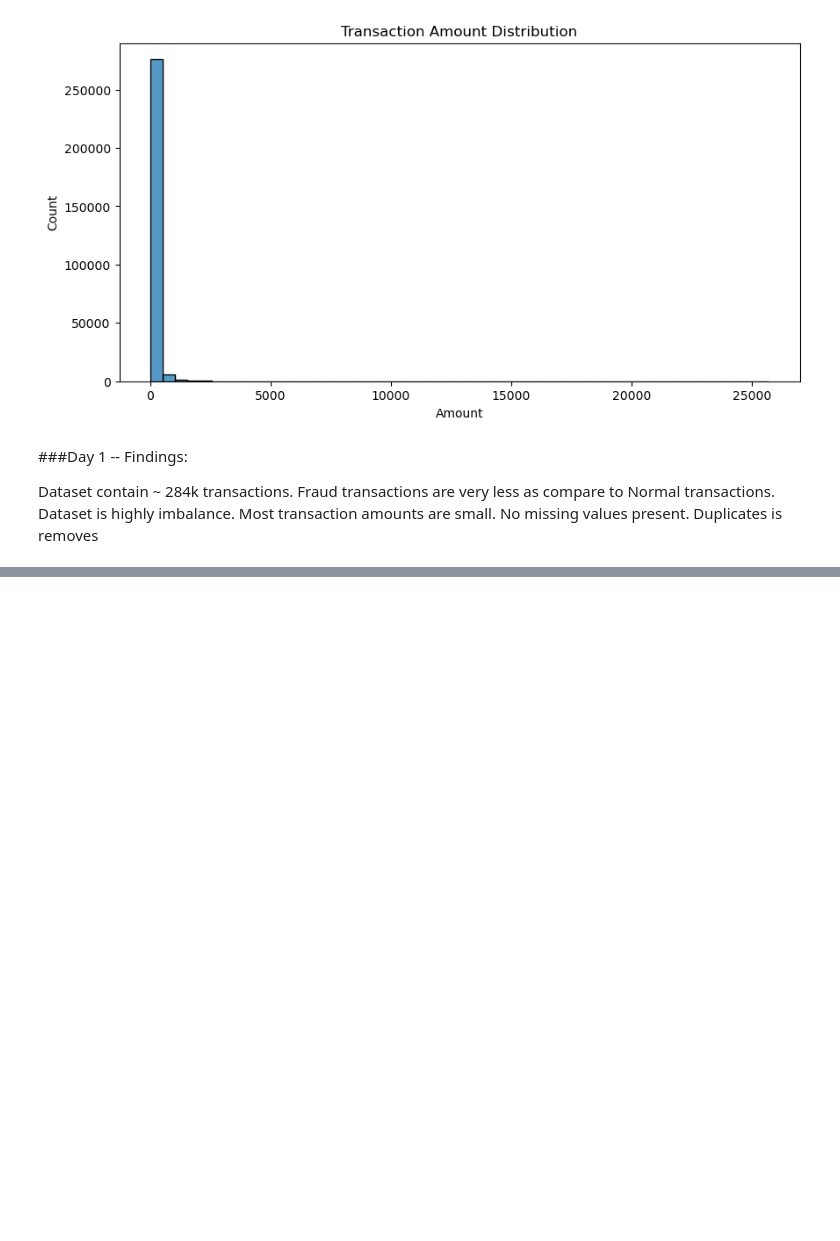
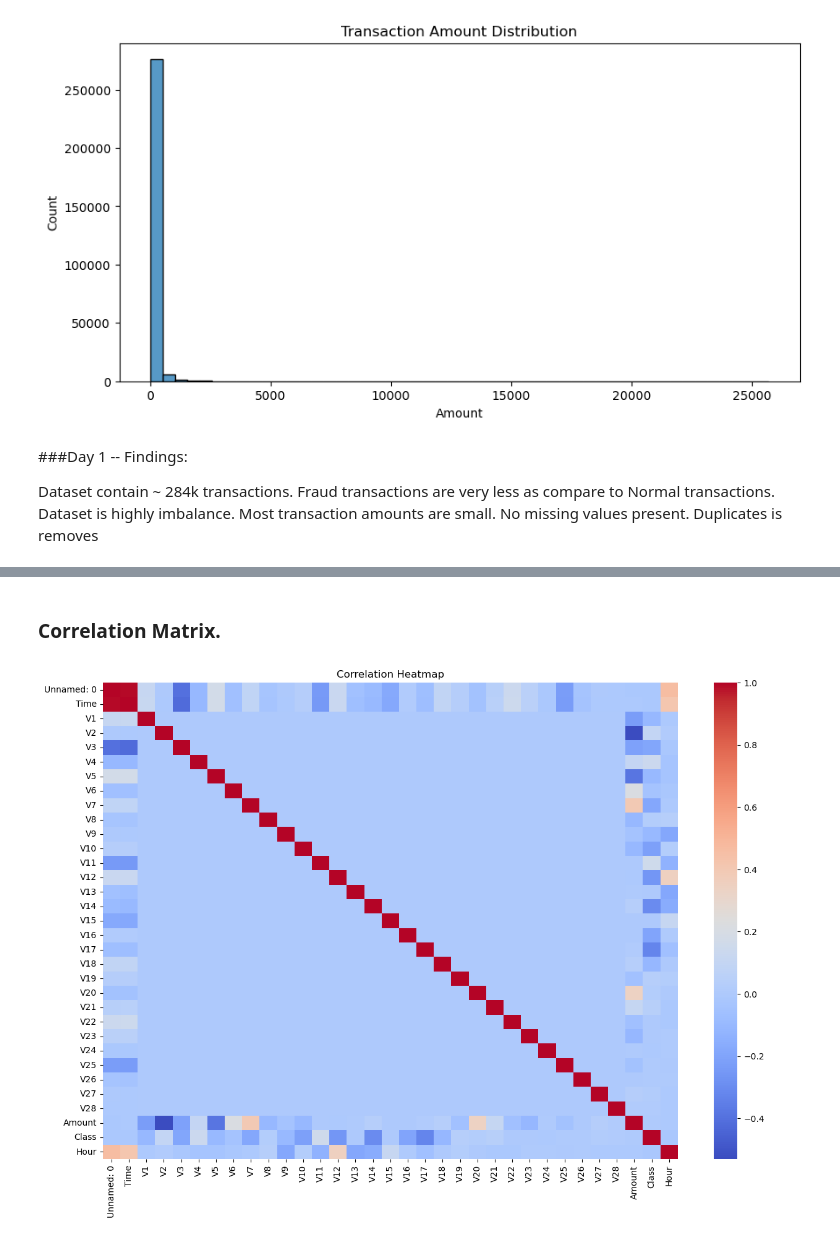
Before and after one commit to vumang44-data/Fraud_detection, a Jupyter notebook: Fraud_Detection_Day1.ipynb, the cells around one changed output, grey strips where cells are left out. Saved outputs shown, nothing was run; the diff lists cells and outputs as text; code cells hidden in the pictures; blank space fills up the shorter version.

```diff
--- a/Fraud_Detection_Day1.ipynb
+++ b/Fraud_Detection_Day1.ipynb
@@ -163,0 +199,14 @@ df.to_csv("/Users/umangverma/Fraud_Detection_Project/Data/creditcard_cleaned.csv
+# %% [markdown]
+### Correlation Matrix.
+# %%
+corr_matrix = df.corr()
+# %%
+plt.figure(figsize=(15,10))
+
+sns.heatmap(corr_matrix, cmap='coolwarm')
+
+plt.title("Correlation Heatmap")
+
+plt.show()
+# %% [output]
+[figure, added]
```
Also changed, not shown: parts of 42 cells of this notebook.
